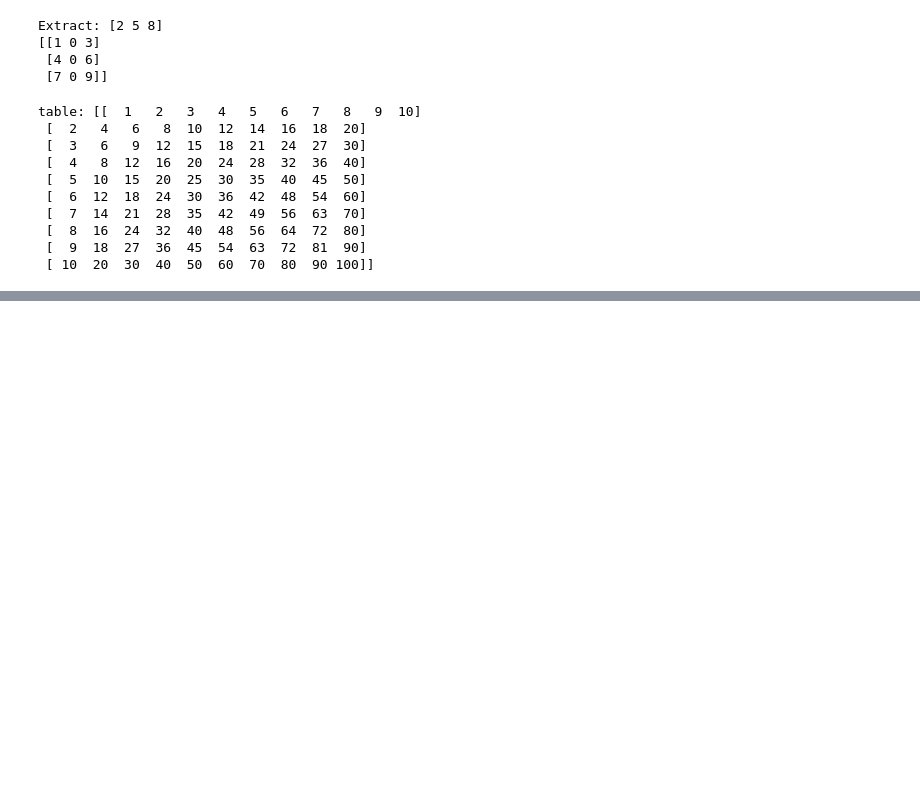
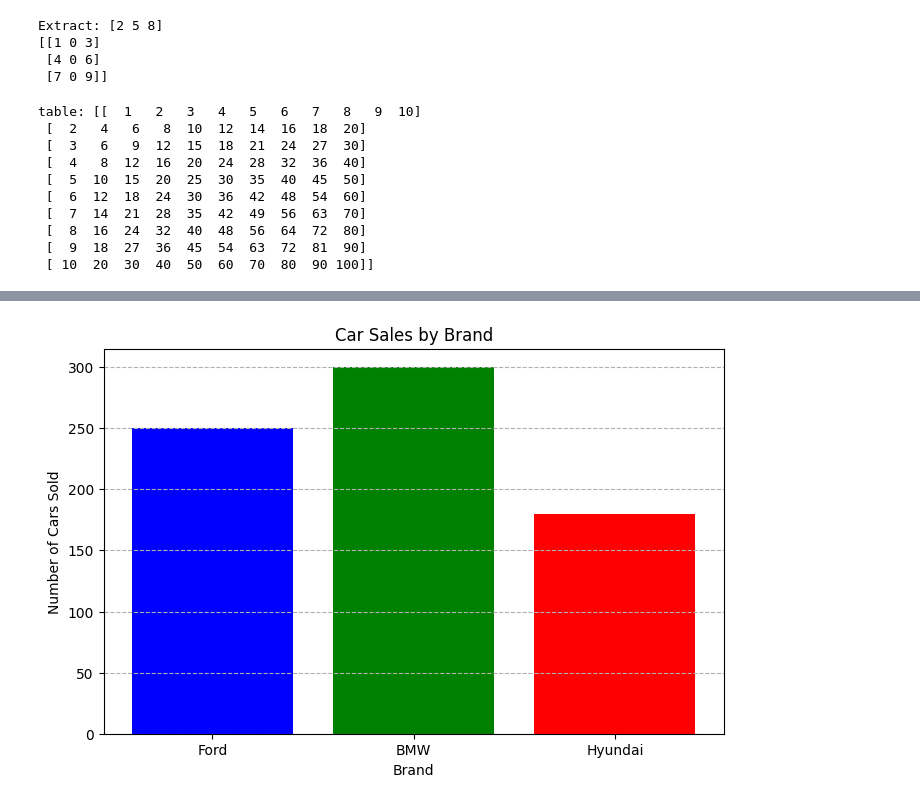
Before and after one commit to elsoncrasta/phytest, a Jupyter notebook: Untitled0.ipynb, the cells around one changed output, grey strips where cells are left out. Cells and saved outputs as stored; diff of their text form; code cells hidden in the pictures; blank space fills up the shorter version.

```diff
--- a/Untitled0.ipynb
+++ b/Untitled0.ipynb
@@ -140,0 +154,15 @@ table: [[  1   2   3   4   5   6   7   8   9  10]
+# %%
+import matplotlib.pyplot as plt
+
+Brands = ['Ford', 'BMW', 'Hyundai']
+Sales = [250, 300, 180]
+
+plt.figure(figsize=(8, 5))
+plt.bar(Brands, Sales, color=['blue', 'green', 'red'])
+plt.title('Car Sales by Brand')
+plt.xlabel('Brand')
+plt.ylabel('Number of Cars Sold')
+plt.grid(axis='y', linestyle='--', alpha=1)
+plt.show()
+# %% [output]
+[figure, added]
```
Also changed, not shown: parts of 8 cells of this notebook.
